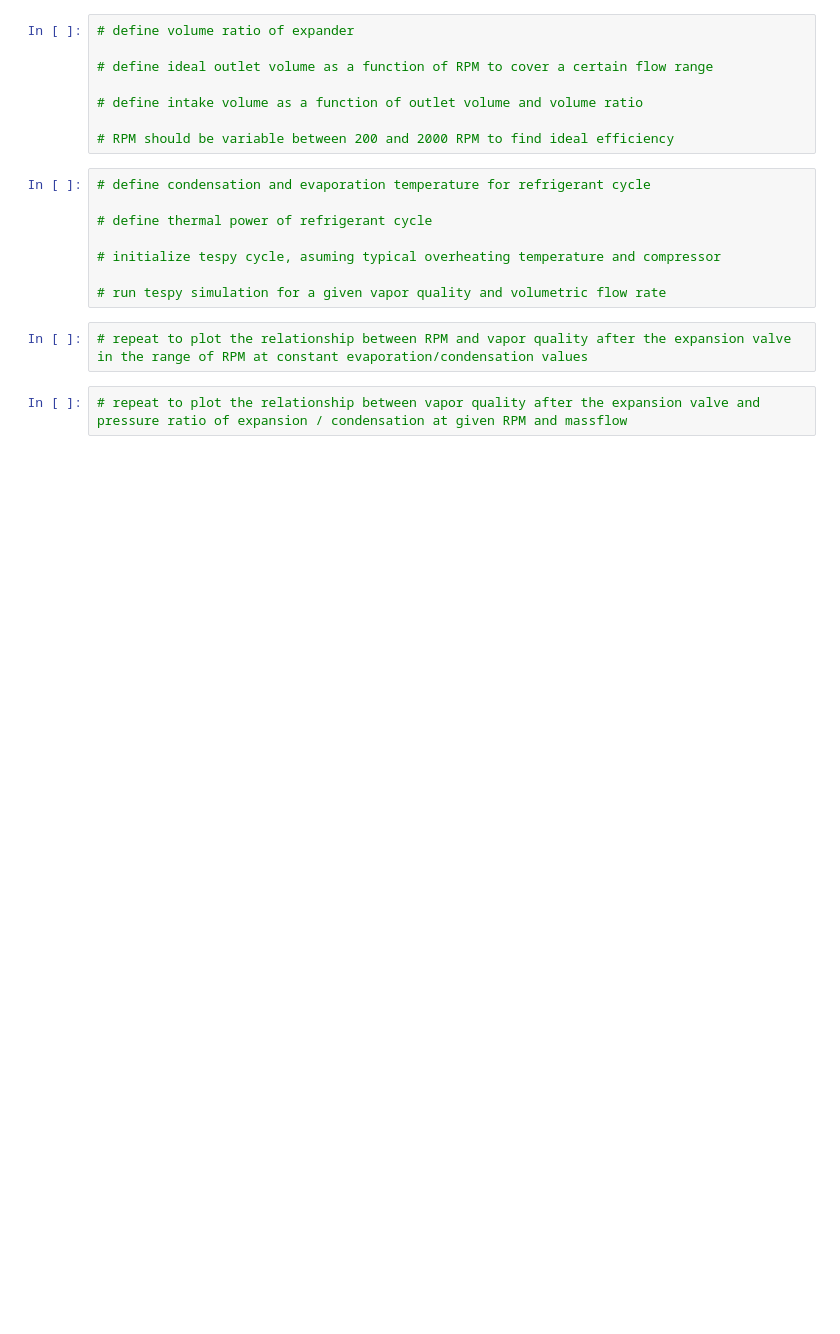
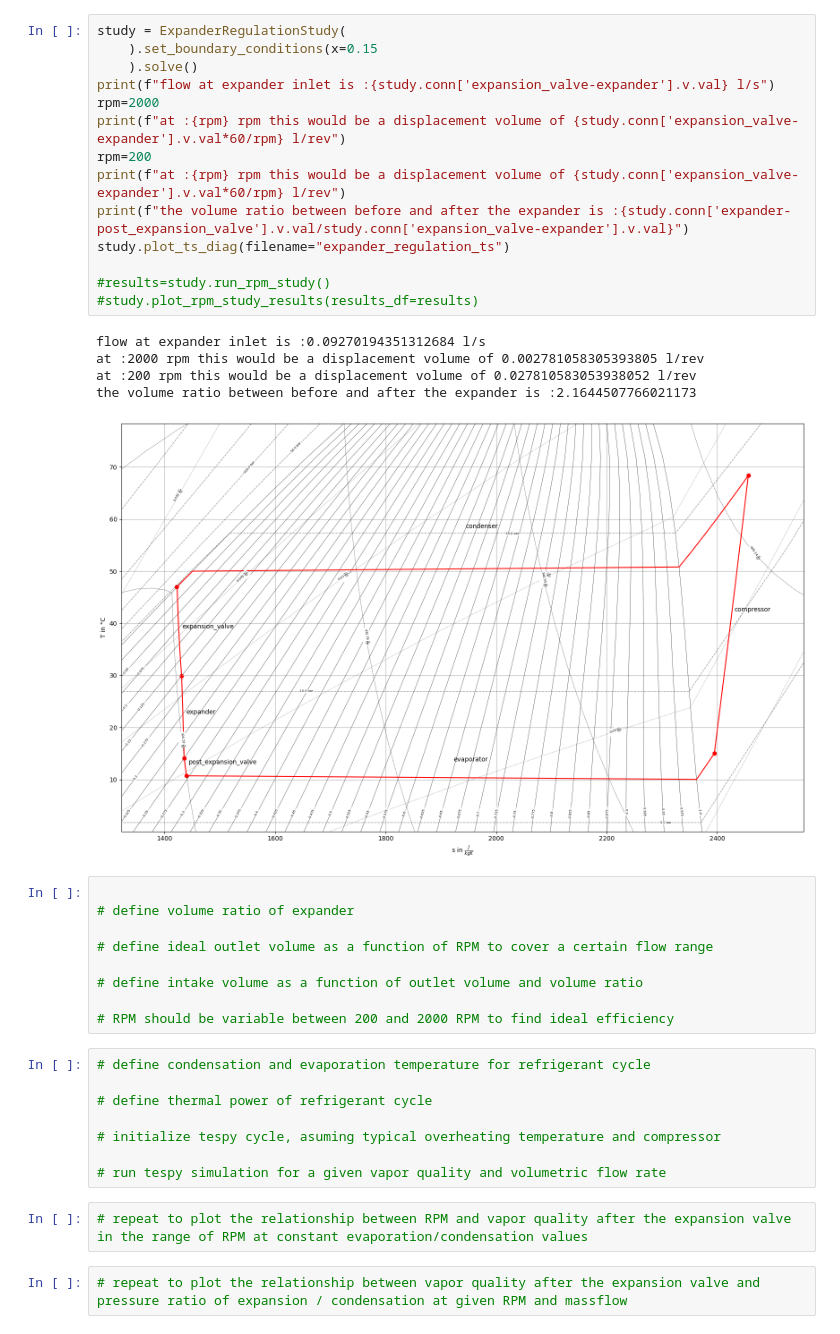
Before and after one commit to Ecalia/heatpump-calculations, a Jupyter notebook: expander_regulation.ipynb, the cells around one changed output. Cells and saved outputs as stored; diff of their text form; blank space fills up the shorter version.

Commit message:
fleshed out expander regulation simulations

```diff
--- a/expander_regulation.ipynb
+++ b/expander_regulation.ipynb
@@ -6,4 +479,25 @@ The challenge we are trying to solve, is that an expander can typically not run
+# %%
+study = ExpanderRegulationStudy(
+    ).set_boundary_conditions(x=0.15
+    ).solve()
+print(f"flow at expander inlet is :{study.conn['expansion_valve-expander'].v.val} l/s")
+rpm=2000
+print(f"at :{rpm} rpm this would be a displacement volume of {study.conn['expansion_valve-expander'].v.val*60/rpm} l/rev")
+rpm=200
+print(f"at :{rpm} rpm this would be a displacement volume of {study.conn['expansion_valve-expander'].v.val*60/rpm} l/rev")
+print(f"the volume ratio between before and after the expander is :{study.conn['expander-post_expansion_valve'].v.val/study.conn['expansion_valve-expander'].v.val}")
+study.plot_ts_diag(filename="expander_regulation_ts")
+
+#results=study.run_rpm_study()
+#study.plot_rpm_study_results(results_df=results)
+# %% [output]
+flow at expander inlet is :0.09270194351312684 l/s
+at :2000 rpm this would be a displacement volume of 0.002781058305393805 l/rev
+at :200 rpm this would be a displacement volume of 0.027810583053938052 l/rev
+the volume ratio between before and after the expander is :2.1644507766021173
+[figure, added]
 # %%
+
 # define volume ratio of expander
 
 # define ideal outlet volume as a function of RPM to cover a certain flow range
```
Also changed, not shown: parts of 4 cells of this notebook.
